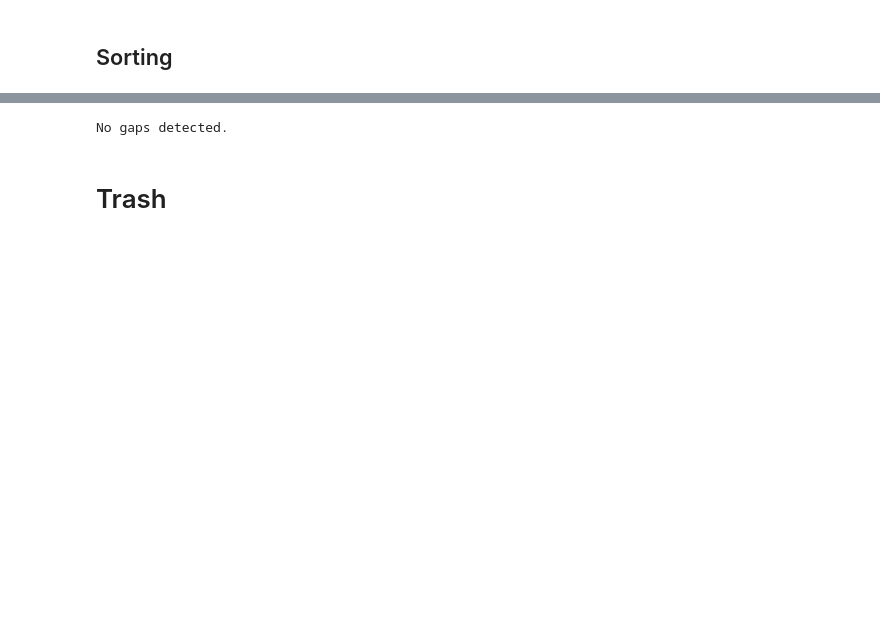
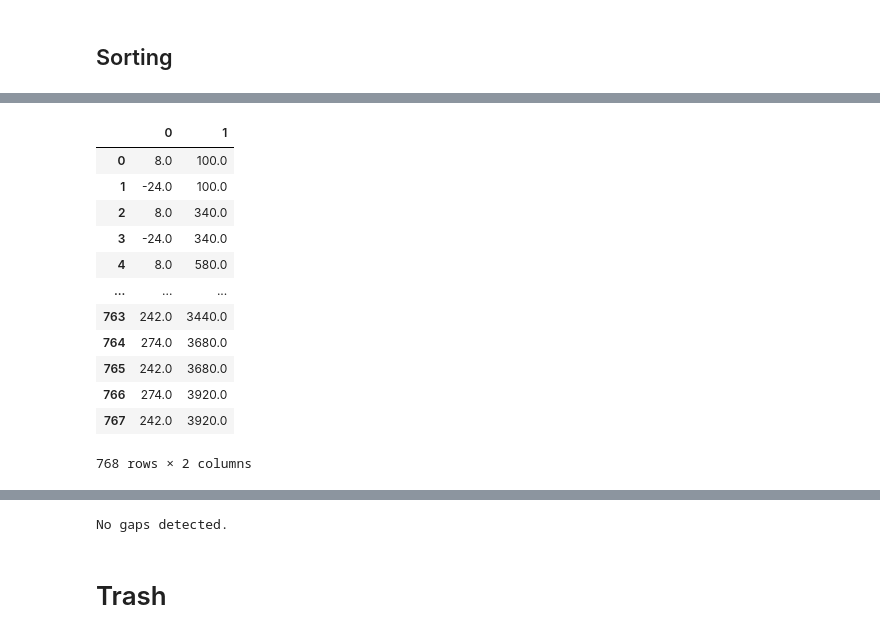
Before and after one commit to RobertoDF/spikesorting, a Jupyter notebook: spikesorting_single_session.ipynb, the cells around one changed output, grey strips where cells are left out. Saved outputs shown, nothing was run; the diff lists cells and outputs as text; code cells hidden in the pictures; blank space fills up the shorter version.

```diff
--- a/spikesorting_single_session.ipynb
+++ b/spikesorting_single_session.ipynb
@@ -267,23 +323,32 @@ from spikeinterface.postprocessing import compute_template_metrics
 # %%
 %%time
-for probe in tqdm(os.listdir(f"{path_recording_folder}/spike_interface_output")):
-    if os.path.exists(f"{path_recording_folder}/spike_interface_output/{probe}/sorting_analyzer.zarr/"):
-        analyzer = load_sorting_analyzer(f"{path_recording_folder}/spike_interface_output/{probe}/sorting_analyzer.zarr/")
+
+# Here we calculate the following metrics: ['num_spikes','firing_rate','presence_ratio','snr','isi_violation','rp_violation','sliding_rp_violation','amplitude_cutoff','amplitude_median','amplitude_cv','synchrony','firing_range','drift','sd_ratio']
+
+split_preprocessed_recording = raw_rec.split_by("group")
+for group, sub_rec in split_preprocessed_recording.items(): # we do this on single probes, save space!
+    if os.path.exists(f"{path_recording_folder}/spike_interface_output/probe{group}/sorting_analyzer/"):
+        analyzer = load_sorting_analyzer(f"{path_recording_folder}/spike_interface_output/probe{group}/sorting_analyzer/")
     else:
-        sorting = si.read_sorter_folder(f"{path_recording_folder}/spike_interface_output/{probe}")
-        analyzer = create_sorting_analyzer(sorting, split_preprocessed_recording[group], sparse=True, format="memory")
-        job_kwargs = dict(chunk_duration='1s', progress_bar=True, n_jobs=20)
-        analyzer.compute("random_spikes", method="uniform", max_spikes_per_unit=500)
-        analyzer.compute("waveforms",  ms_before=1,ms_after=2., **job_kwargs)
-        analyzer.compute("templates", operators=["average", "median", "std"])
-        analyzer.compute("noise_levels")
-        analyzer.compute('correlograms')
-        analyzer.compute('spike_amplitudes', **job_kwargs)
-        compute_template_metrics(analyzer, include_multi_channel_metrics=True)
-        analyzer.compute('unit_locations')
-        analyzer.compute('template_similarity')
+        print(f"Processing probe{group}")
+        sorting = read_phy(f"{path_recording_folder}/spike_interface_output/probe{group}/sorter_output/")
+        analyzer = create_sorting_analyzer(sorting, sub_rec, sparse=True, format="binary_folder", n_jobs=20, chunk_duration='30s', progress_bar=True,
+                                           folder=f"{path_recording_folder}/spike_interface_output/probe{group}/sorting_analyzer") # job params propagate
+        analyzer.compute({"random_spikes": dict(method="uniform", max_spikes_per_unit=500),
+                          "waveforms":  dict(ms_before=1,ms_after=2.),
+                         "templates": dict(operators=["average", "std"]),
+                         "noise_levels":dict(),
+                          'correlograms':dict() ,
+                         'spike_amplitudes':dict(),
+                         'unit_locations':dict(method="monopolar_triangulation"),
+                         'template_similarity':dict(),
+                         "template_metrics":dict(include_multi_channel_metrics=True),
+                         "spike_locations":dict(),
+                         "quality_metrics": dict(metric_names=get_quality_metric_list())})
+
         #analyzer.compute("principal_components", **job_kwargs)
-        analyzer.save_as(folder=f"{path_recording_folder}/spike_interface_output/probe{group}/sorting_analyzer", format="zarr")
 
-        metrics = compute_quality_metrics(analyzer, metric_names=si.get_quality_metric_list())
+        metrics = pd.concat([metrics, analyzer.get_extension("template_metrics").get_data()], axis=1)# add template metrics
+        metrics["probe_n"] = f"probe{group}"
+
         metrics.to_csv(f"{path_recording_folder}/spike_interface_output/probe{group}/metrics")
@@ -309,0 +379,16 @@ analyzer.get_extension("waveforms")
+# %%
+pd.DataFrame(analyzer.get_channel_locations())
+# %% [output]
+|  | 0 | 1 |
+| 0 | 8.0 | 100.0 |
+| 1 | -24.0 | 100.0 |
+| 2 | 8.0 | 340.0 |
+| 3 | -24.0 | 340.0 |
+| 4 | 8.0 | 580.0 |
+| ... | ... | ... |
+| 763 | 242.0 | 3440.0 |
+| 764 | 274.0 | 3680.0 |
+| 765 | 242.0 | 3680.0 |
+| 766 | 274.0 | 3920.0 |
+| 767 | 242.0 | 3920.0 |
+768 rows × 2 columns
```
Also changed, not shown: parts of 56 cells of this notebook, 5 other files.
